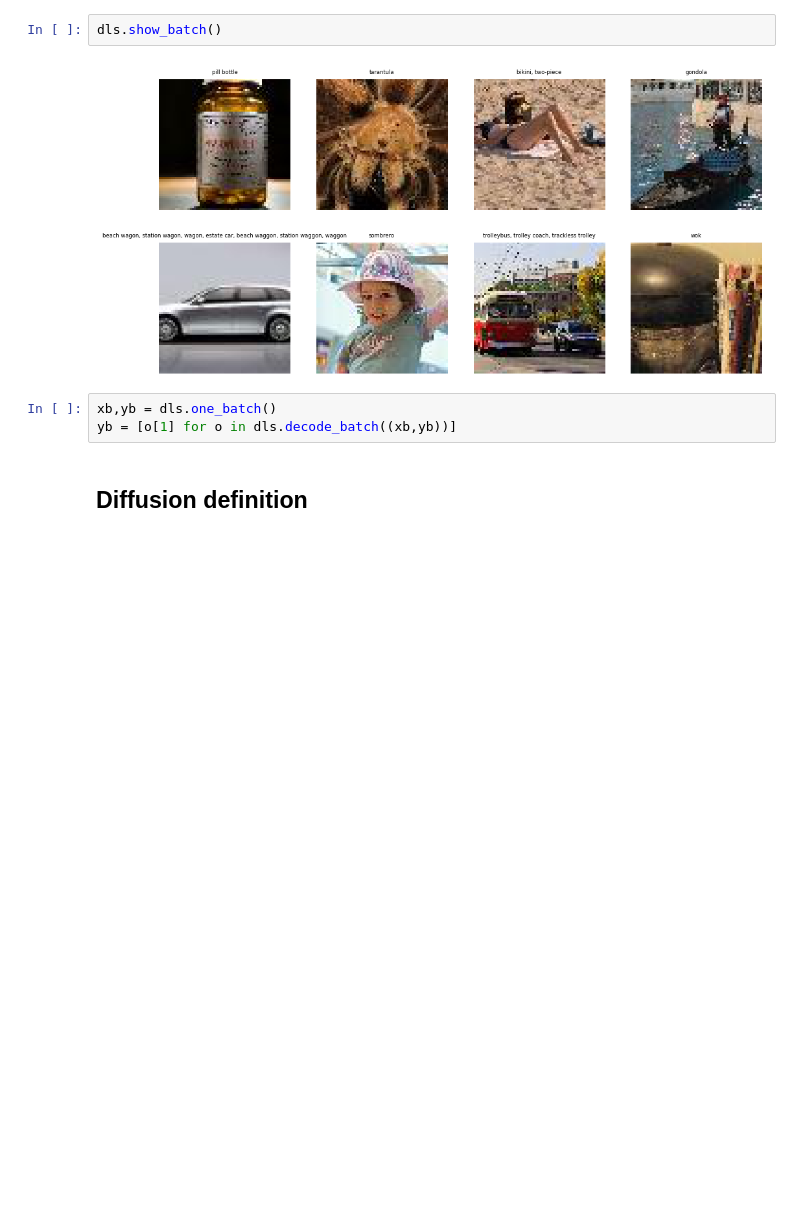
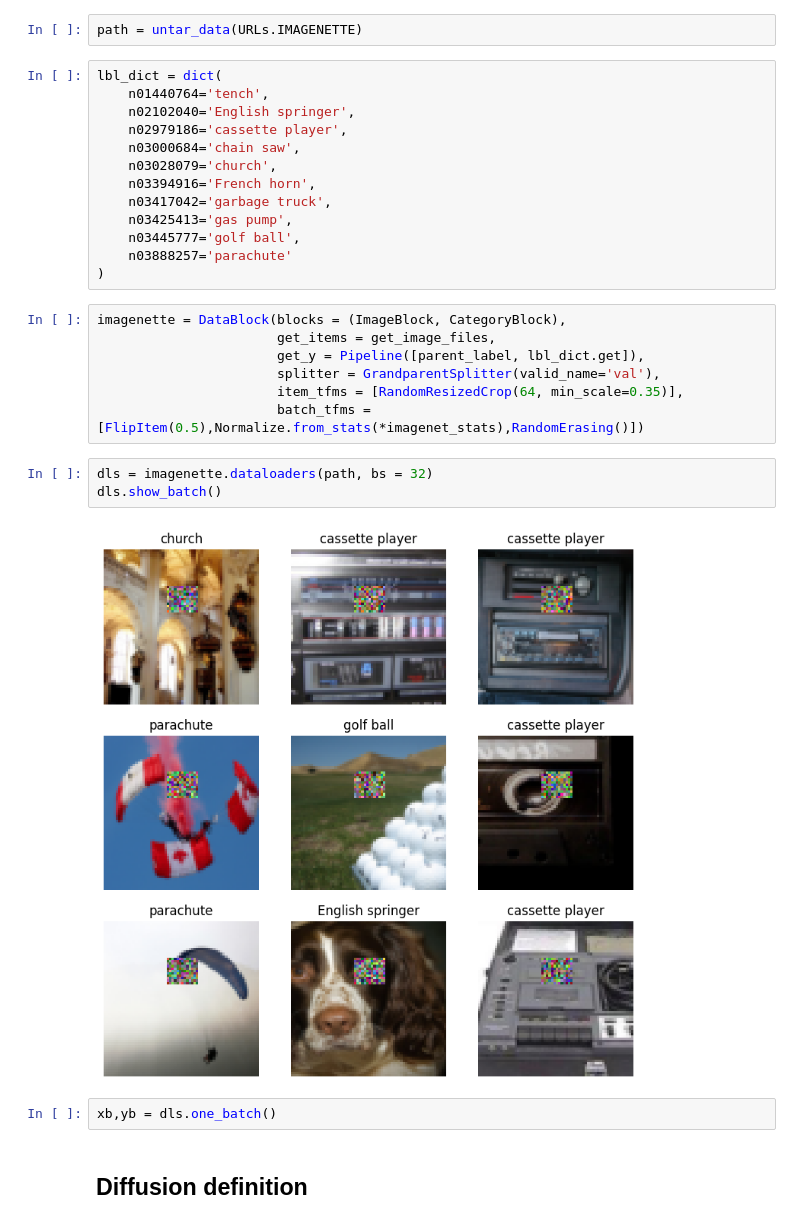
Before and after one commit to ssslakter/py-playground, a Jupyter notebook: ai/1_baseline.ipynb, the cells around one changed output. Cells and saved outputs as stored; diff of their text form; blank space fills up the shorter version.

```diff
--- a/ai/1_baseline.ipynb
+++ b/ai/1_baseline.ipynb
@@ -20,10 +6,32 @@ dls = dblock.dataloaders(df,bs = 8)
-# %%
-dls.show_batch()
-# %% [output]
-[figure, removed]
-# %%
-xb,yb = dls.one_batch()
-yb = [o[1] for o in dls.decode_batch((xb,yb))]
+# %%
+path = untar_data(URLs.IMAGENETTE)
+# %%
+lbl_dict = dict(
+    n01440764='tench',
+    n02102040='English springer',
+    n02979186='cassette player',
+    n03000684='chain saw',
+    n03028079='church',
+    n03394916='French horn',
+    n03417042='garbage truck',
+    n03425413='gas pump',
+    n03445777='golf ball',
+    n03888257='parachute'
+)
+# %%
+imagenette = DataBlock(blocks = (ImageBlock, CategoryBlock),
+                       get_items = get_image_files,
+                       get_y = Pipeline([parent_label, lbl_dict.get]),
+                       splitter = GrandparentSplitter(valid_name='val'),
+                       item_tfms = [RandomResizedCrop(64, min_scale=0.35)],
+                       batch_tfms = [FlipItem(0.5),Normalize.from_stats(*imagenet_stats),RandomErasing()])
+# %%
+dls = imagenette.dataloaders(path, bs = 32)
+dls.show_batch()
+# %% [output]
+[figure, added]
+# %%
+xb,yb = dls.one_batch()
 # %% [markdown]
 ## Diffusion definition
 # %%
```
Also changed, not shown: parts of 37 cells of this notebook, 5 other files.
